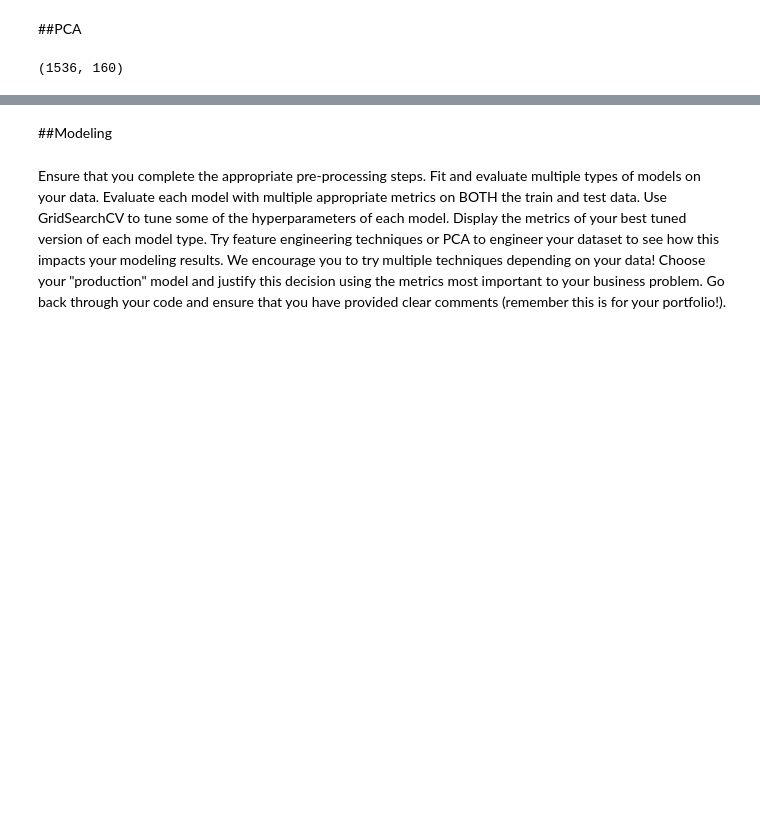
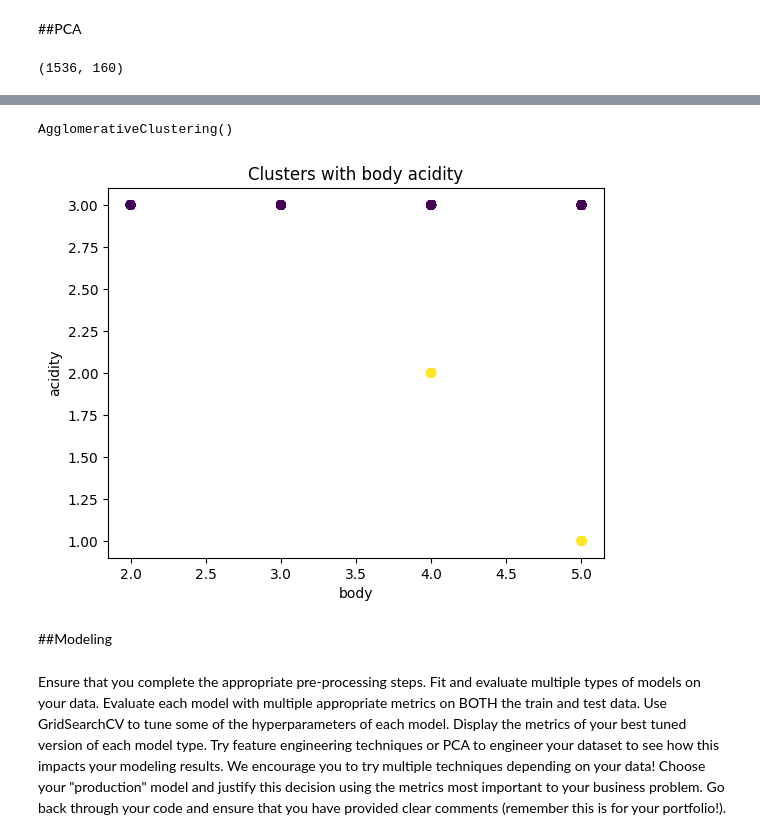
Before and after one commit to jtanzi56/Inspection-Data, a Jupyter notebook: Wine_Data_jtanzi.ipynb, the cells around one changed output, grey strips where cells are left out. Cells and saved outputs as stored; diff of their text form; code cells hidden in the pictures; blank space fills up the shorter version.

```diff
--- a/Wine_Data_jtanzi.ipynb
+++ b/Wine_Data_jtanzi.ipynb
@@ -597,0 +766,3 @@ print(processor.fit_transform(X_train).shape)
+# %%
+df1 = df[['body', 'acidity']]
+df1.head()
@@ -598,3 +776,19 @@ print(processor.fit_transform(X_train).shape)
+# %%
+scaled_df1 = ord_pipe.fit_transform(df1)
+# %%
+hc = AgglomerativeClustering(n_clusters = 2)
+hc.fit(scaled_df1)
+# %% [output]
+AgglomerativeClustering()
+# %%
+df1['cluster'] = hc.labels_
+
+plt.scatter(df1['body'], df1['acidity'], c = df1['cluster'])
+plt.xlabel('body')
+plt.ylabel('acidity')
+plt.title('Clusters with body acidity');
+# %% [output]
+[figure, added]
 # %% [markdown]
 ##Modeling
 # %% [markdown]
```
Also changed, not shown: parts of 23 cells of this notebook.
